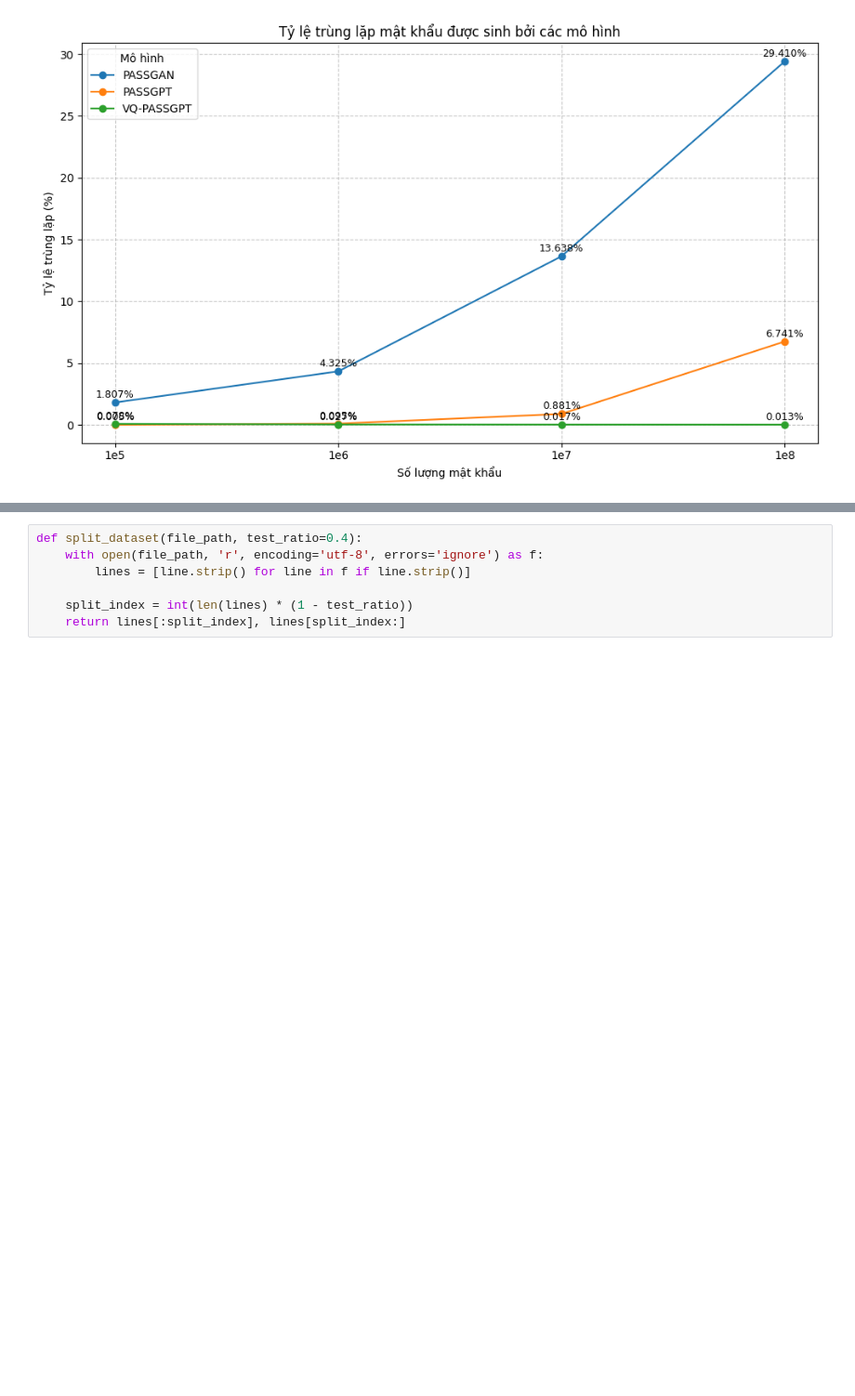
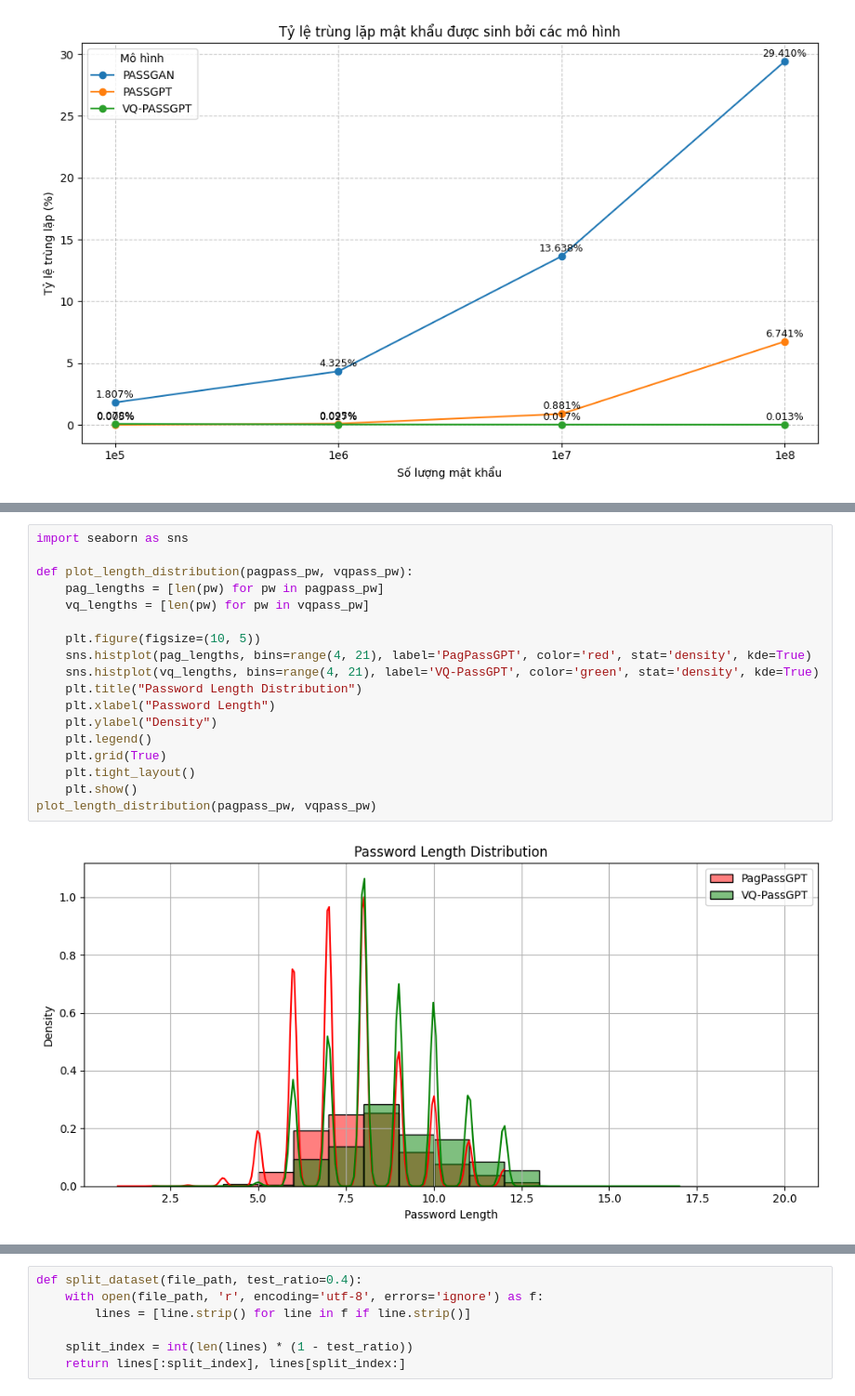
Before and after one commit to TrawlingAttack/VQ-PassGPT, a Jupyter notebook: VQ-PassGPT_evaluation.ipynb, the cells around one changed output, grey strips where cells are left out. Shown at 93% size. Cells and saved outputs as stored; diff of their text form; blank space fills up the shorter version.

```diff
--- a/VQ-PassGPT_evaluation.ipynb
+++ b/VQ-PassGPT_evaluation.ipynb
@@ -616,0 +753,20 @@ plt.show()
+# %%
+import seaborn as sns
+
+def plot_length_distribution(pagpass_pw, vqpass_pw):
+    pag_lengths = [len(pw) for pw in pagpass_pw]
+    vq_lengths = [len(pw) for pw in vqpass_pw]
+
+    plt.figure(figsize=(10, 5))
+    sns.histplot(pag_lengths, bins=range(4, 21), label='PagPassGPT', color='red', stat='density', kde=True)
+    sns.histplot(vq_lengths, bins=range(4, 21), label='VQ-PassGPT', color='green', stat='density', kde=True)
+    plt.title("Password Length Distribution")
+    plt.xlabel("Password Length")
+    plt.ylabel("Density")
+    plt.legend()
+    plt.grid(True)
+    plt.tight_layout()
+    plt.show()
+plot_length_distribution(pagpass_pw, vqpass_pw)
+# %% [output]
+[figure, added]
```
Also changed, not shown: parts of 4 cells of this notebook.
